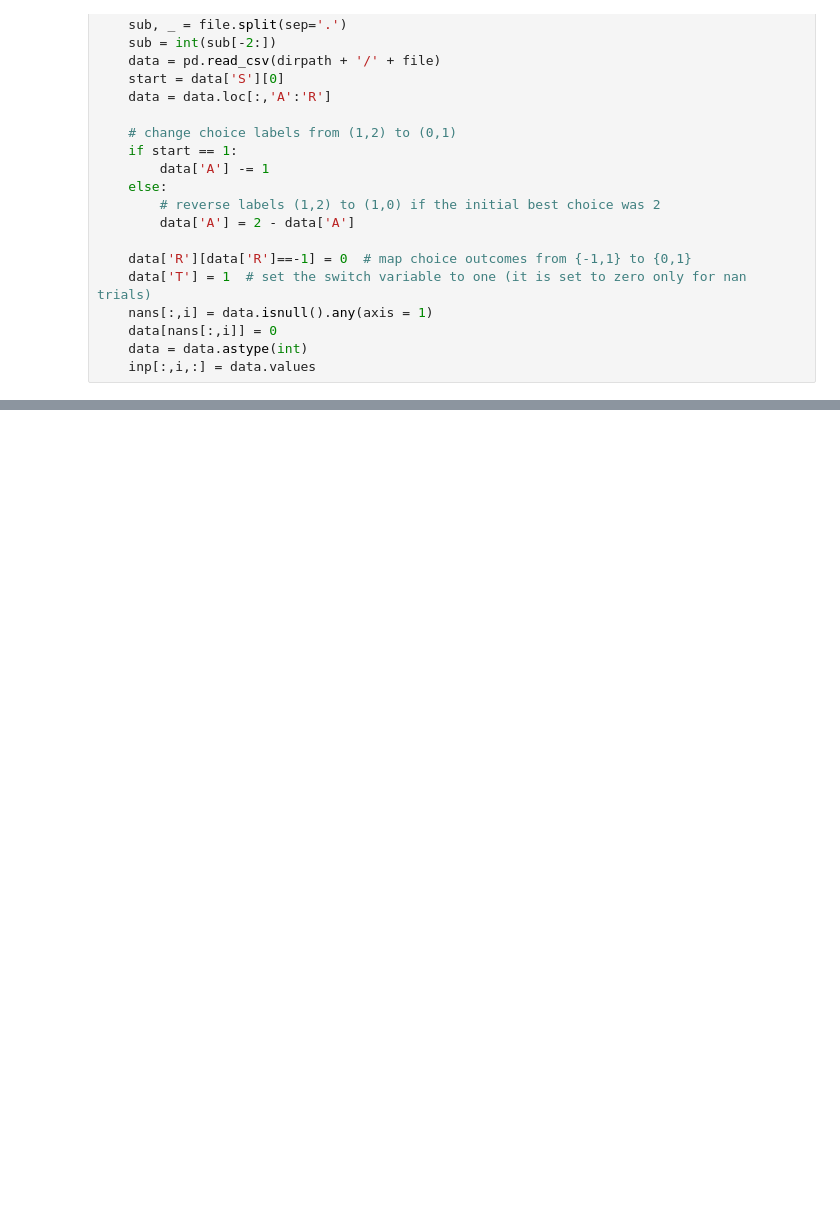
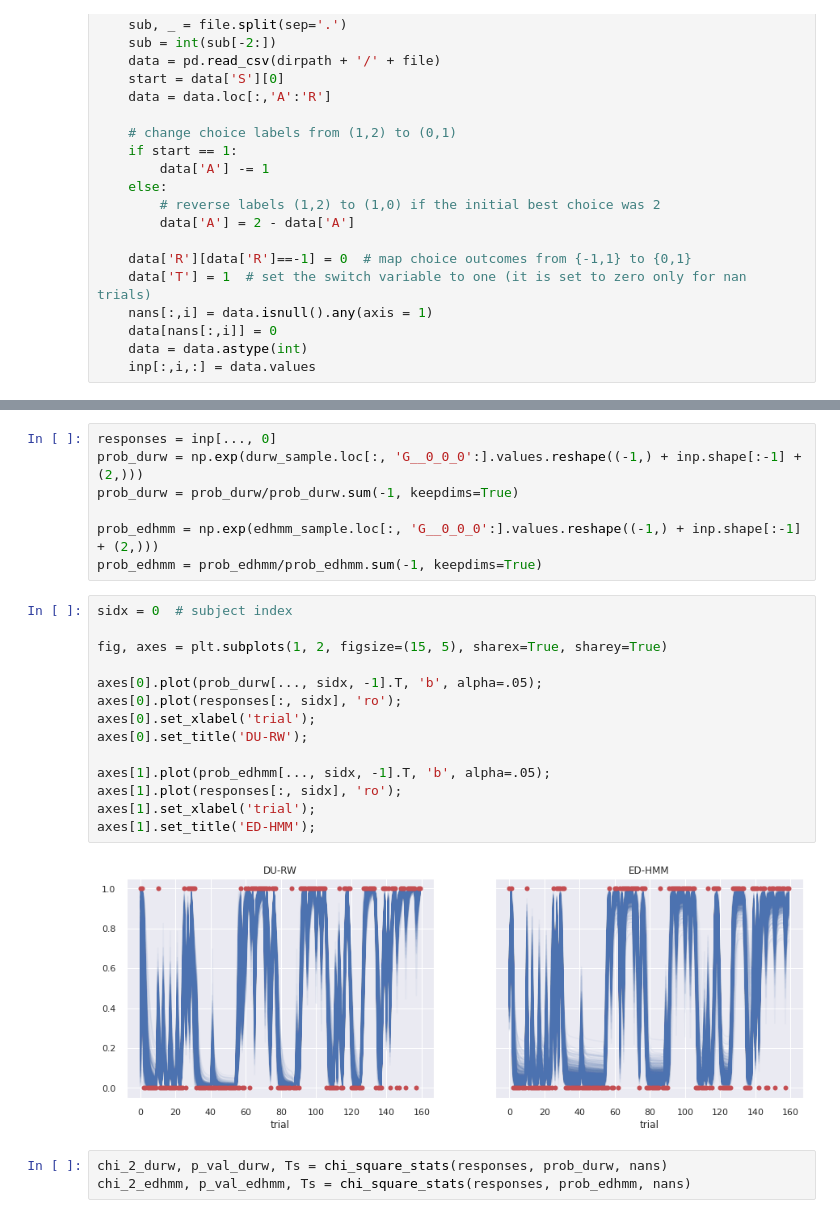
Before and after one commit to dimarkov/predchange, a Jupyter notebook: fit_behavioural_data.ipynb, the cells around one changed output, grey strips where cells are left out. Drawn from its saved outputs; the diff is of its cells as text; blank space fills up the shorter version.

```diff
--- a/fit_behavioural_data.ipynb
+++ b/fit_behavioural_data.ipynb
@@ -117,0 +153,26 @@ axes[2].hist(edhmm_sample['beta__{}'.format(subject)], bins=100);
+# %%
+responses = inp[..., 0]
+prob_durw = np.exp(durw_sample.loc[:, 'G__0_0_0':].values.reshape((-1,) + inp.shape[:-1] + (2,)))
+prob_durw = prob_durw/prob_durw.sum(-1, keepdims=True)
+
+prob_edhmm = np.exp(edhmm_sample.loc[:, 'G__0_0_0':].values.reshape((-1,) + inp.shape[:-1] + (2,)))
+prob_edhmm = prob_edhmm/prob_edhmm.sum(-1, keepdims=True)
+# %%
+sidx = 0  # subject index
+
+fig, axes = plt.subplots(1, 2, figsize=(15, 5), sharex=True, sharey=True)
+
+axes[0].plot(prob_durw[..., sidx, -1].T, 'b', alpha=.05);
+axes[0].plot(responses[:, sidx], 'ro');
+axes[0].set_xlabel('trial');
+axes[0].set_title('DU-RW');
+
+axes[1].plot(prob_edhmm[..., sidx, -1].T, 'b', alpha=.05);
+axes[1].plot(responses[:, sidx], 'ro');
+axes[1].set_xlabel('trial');
+axes[1].set_title('ED-HMM');
+# %% [output]
+[figure, added]
+# %%
+chi_2_durw, p_val_durw, Ts = chi_square_stats(responses, prob_durw, nans)
+chi_2_edhmm, p_val_edhmm, Ts = chi_square_stats(responses, prob_edhmm, nans)
```
Also changed, not shown: parts of 10 cells of this notebook, 6 other files.
